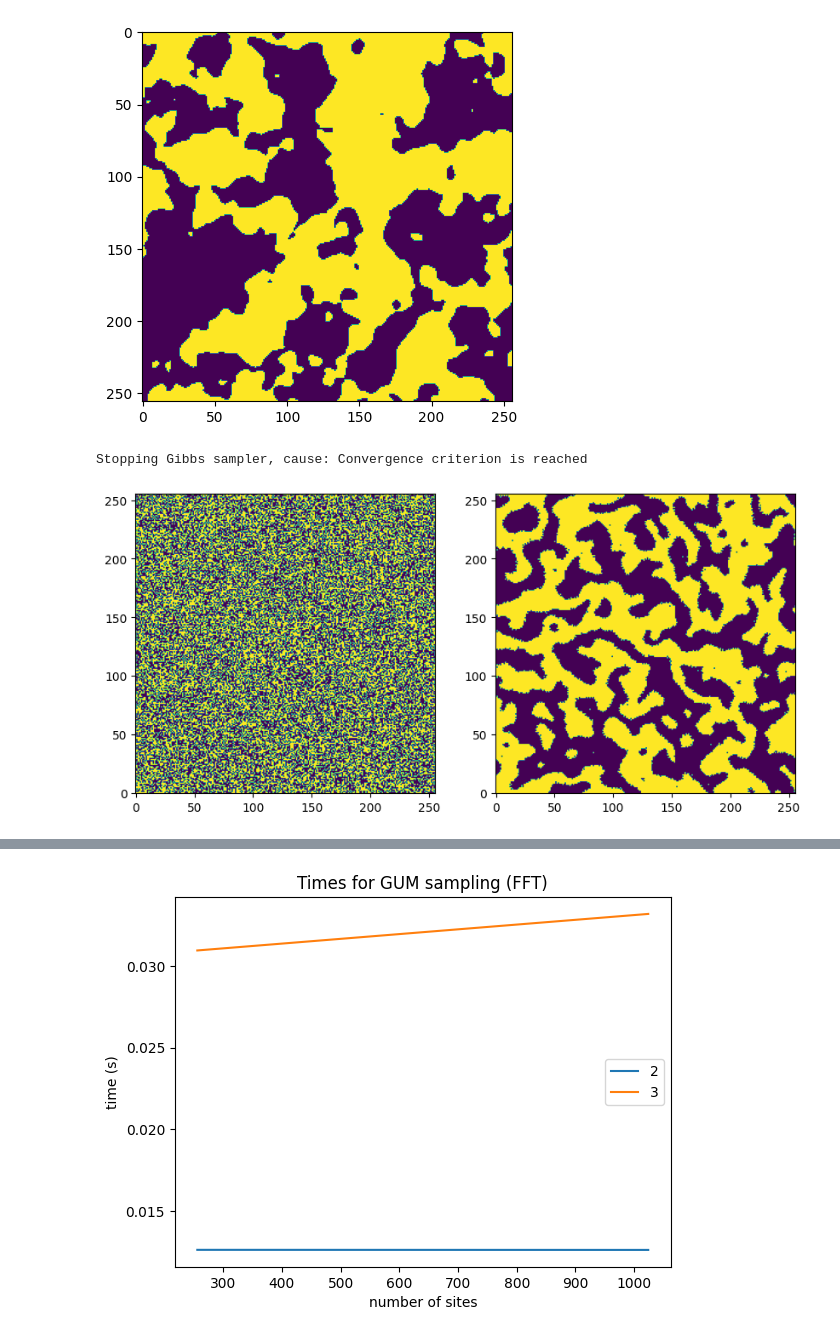
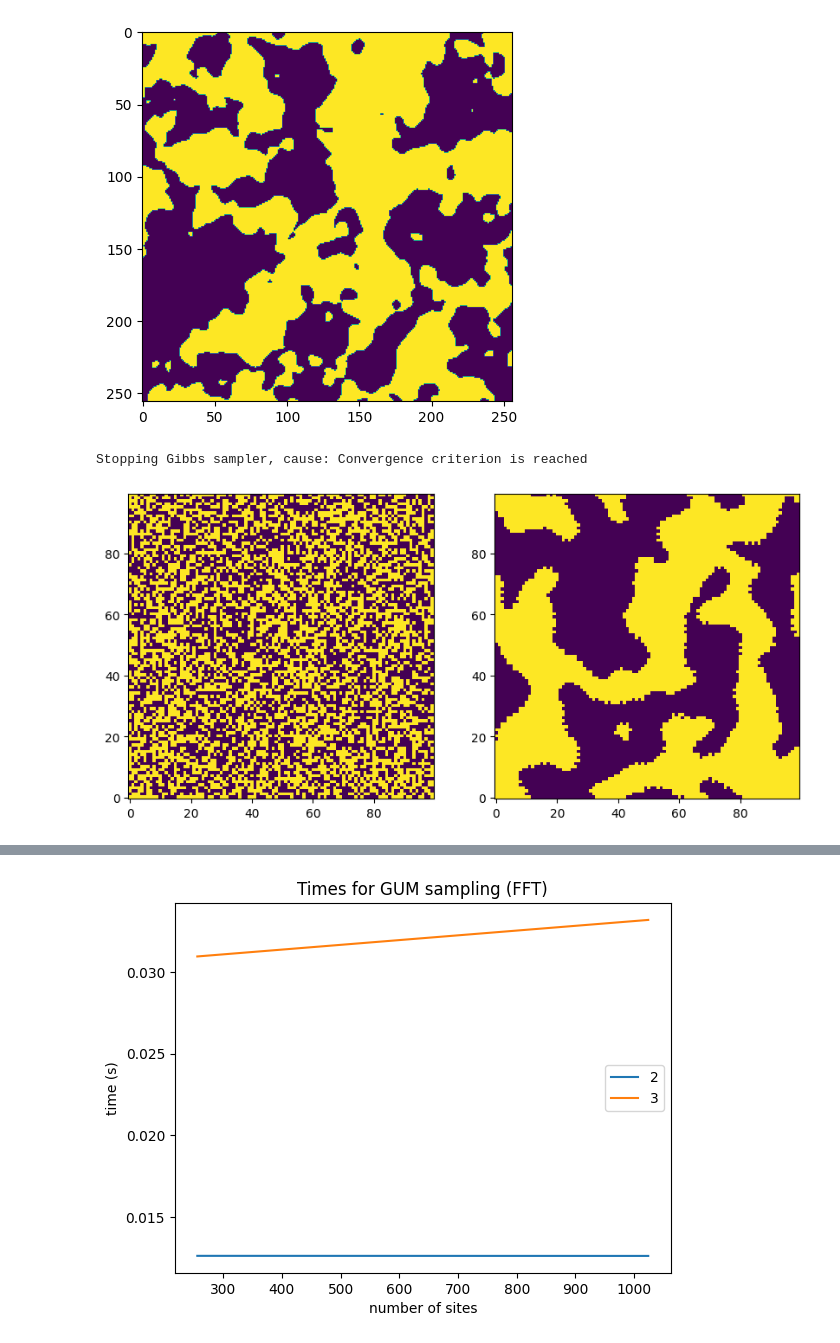
Before and after one commit to HGangloff/mrfx, a Jupyter notebook: notebooks/gums.ipynb, the cells around one changed output, grey strips where cells are left out. Drawn from its saved outputs; the diff is of its cells as text; code cells hidden in the pictures.

```diff
--- a/notebooks/gums.ipynb
+++ b/notebooks/gums.ipynb
@@ -63,23 +63,23 @@ plt.show()
 # %%
 from mrfx.models import Potts
 K = 2
-beta = 1.
+beta = 2
 potts_model = Potts(K, beta, neigh_size=1)
 from mrfx.samplers import GibbsSampler, ChromaticGibbsSampler
 key, subkey = jax.random.split(key, 2)
 
 # Note that it is OK that Gibbs do not converge for low beta values
 # gibbs = GibbsSampler(256, 256, eps=0.05, max_iter=2000)
 # X_init, X_list, n_iter = gibbs.run(potts_model, subkey)
-chro_gibbs2 = ChromaticGibbsSampler(256, 256, eps=0.05, max_iter=10000, color_update_type="vmap_in_color")
+chro_gibbs2 = ChromaticGibbsSampler(100, 100, eps=0.05, max_iter=10000, color_update_type="vmap_in_color")
 X_init, X_list, n_iter = chro_gibbs2.run(potts_model, subkey)
 fig, axes = plt.subplots(1, 2, figsize=(10, 15))
 axes[0].imshow(X_init, origin="lower")
 axes[1].imshow(X_list[-1], origin="lower")
 plt.show()
 # %% [output]
 Stopping Gibbs sampler, cause: Convergence criterion is reached
-[figure, old version]
+[figure, new version]
 # %%
 import numpy as np
 import pandas as pd
```
Also changed, not shown: parts of 18 cells of this notebook, 2 other files.
